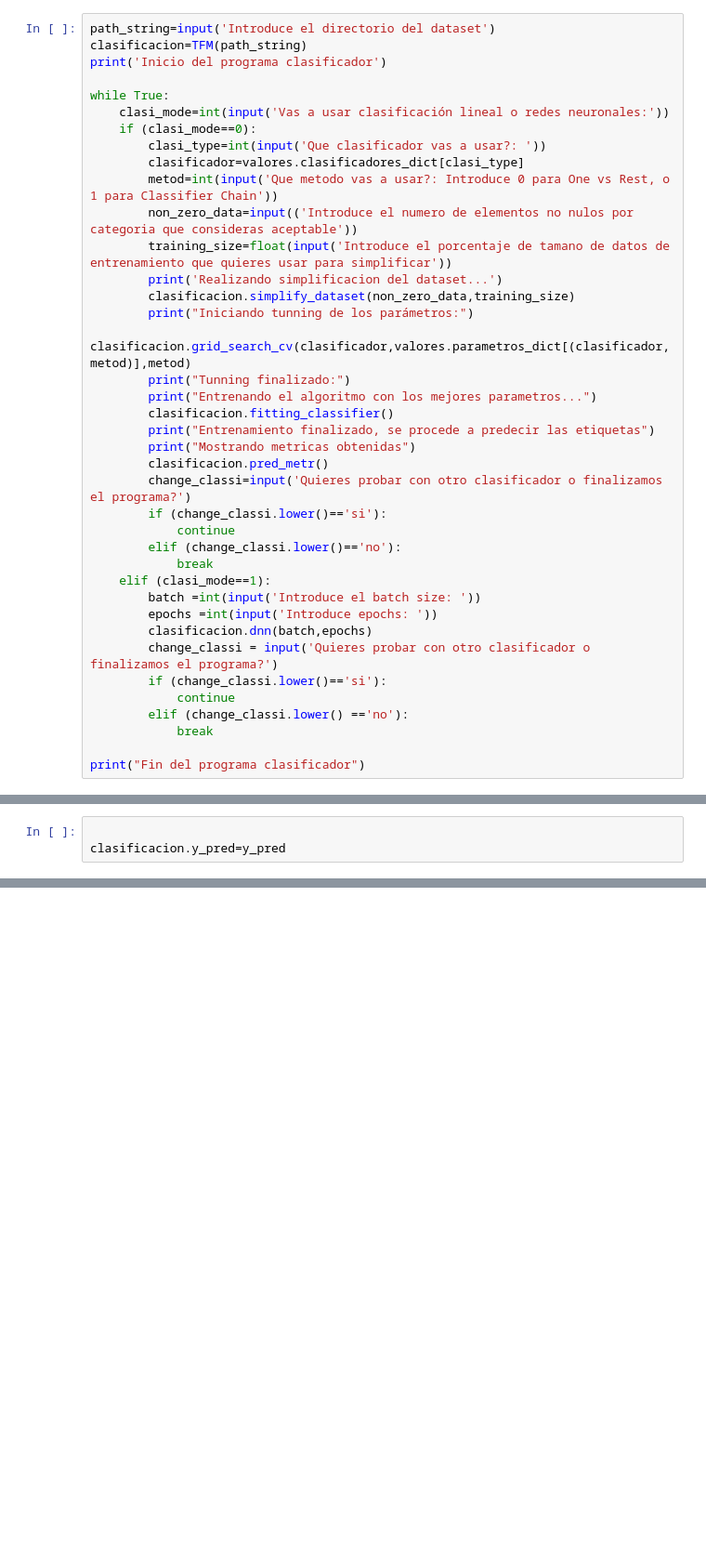
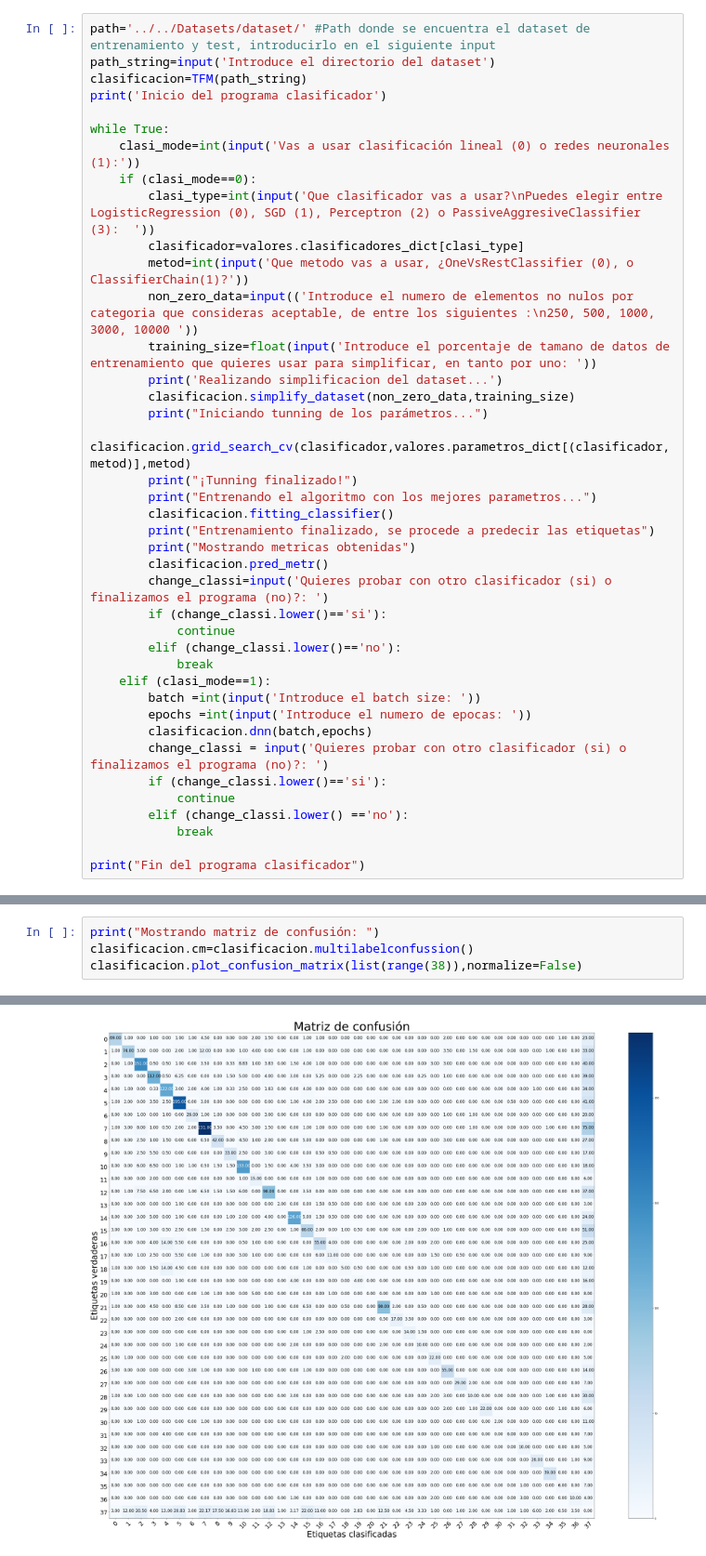
Before and after one commit to mariotrapiello/clasificacion-multietiqueta, a Jupyter notebook: Jupyter/tfm.ipynb, the cells around one changed output, grey strips where cells are left out. Shown at 93% size. Saved outputs shown, nothing was run; the diff lists cells and outputs as text; blank space fills up the shorter version.

```diff
--- a/Jupyter/tfm.ipynb
+++ b/Jupyter/tfm.ipynb
@@ -251,36 +285,37 @@ class TFM:
 # %%
+path='../../Datasets/dataset/' #Path donde se encuentra el dataset de entrenamiento y test, introducirlo en el siguiente input
 path_string=input('Introduce el directorio del dataset')
 clasificacion=TFM(path_string)
 print('Inicio del programa clasificador')
 
 while True:
-    clasi_mode=int(input('Vas a usar clasificación lineal o redes neuronales:'))
+    clasi_mode=int(input('Vas a usar clasificación lineal (0) o redes neuronales (1):'))
     if (clasi_mode==0):
-        clasi_type=int(input('Que clasificador vas a usar?: '))
+        clasi_type=int(input('Que clasificador vas a usar?\nPuedes elegir entre LogisticRegression (0), SGD (1), Perceptron (2) o PassiveAggresiveClassifier (3):  '))
         clasificador=valores.clasificadores_dict[clasi_type]
-        metod=int(input('Que metodo vas a usar?: Introduce 0 para One vs Rest, o 1 para Classifier Chain'))
-        non_zero_data=input(('Introduce el numero de elementos no nulos por categoria que consideras aceptable'))
-        training_size=float(input('Introduce el porcentaje de tamano de datos de entrenamiento que quieres usar para simplificar'))
+        metod=int(input('Que metodo vas a usar, ¿OneVsRestClassifier (0), o ClassifierChain(1)?'))
+        non_zero_data=input(('Introduce el numero de elementos no nulos por categoria que consideras aceptable, de entre los siguientes :\n250, 500, 1000, 3000, 10000 '))
+        training_size=float(input('Introduce el porcentaje de tamano de datos de entrenamiento que quieres usar para simplificar, en tanto por uno: '))
         print('Realizando simplificacion del dataset...')
         clasificacion.simplify_dataset(non_zero_data,training_size)
-        print("Iniciando tunning de los parámetros:")
+        print("Iniciando tunning de los parámetros...")
         clasificacion.grid_search_cv(clasificador,valores.parametros_dict[(clasificador,metod)],metod)
-        print("Tunning finalizado:")
+        print("¡Tunning finalizado!")
         print("Entrenando el algoritmo con los mejores parametros...")
         clasificacion.fitting_classifier()
         print("Entrenamiento finalizado, se procede a predecir las etiquetas")
         print("Mostrando metricas obtenidas")
         clasificacion.pred_metr()
-        change_classi=input('Quieres probar con otro clasificador o finalizamos el programa?')
+        change_classi=input('Quieres probar con otro clasificador (si) o finalizamos el programa (no)?: ')
         if (change_classi.lower()=='si'):
             continue
         elif (change_classi.lower()=='no'):
             break
     elif (clasi_mode==1):
         batch =int(input('Introduce el batch size: '))
-        epochs =int(input('Introduce epochs: '))
+        epochs =int(input('Introduce el numero de epocas: '))
         clasificacion.dnn(batch,epochs)
-        change_classi = input('Quieres probar con otro clasificador o finalizamos el programa?')
+        change_classi = input('Quieres probar con otro clasificador (si) o finalizamos el programa (no)?: ')
         if (change_classi.lower()=='si'):
             continue
         elif (change_classi.lower() =='no'):
@@ -297,3 +342,0 @@ KeyboardInterrupt:
-# %%
-
-clasificacion.y_pred=y_pred
@@ -326,0 +347,5 @@ plot_confusion_matrix(matriZ,list(range(38)),normalize=False)
+# %%
+print("Mostrando matriz de confusión: ")
+clasificacion.cm=clasificacion.multilabelconfussion()
+clasificacion.plot_confusion_matrix(list(range(38)),normalize=False)
+# %% [output]
@@ -326,0 +353 @@ plot_confusion_matrix(matriZ,list(range(38)),normalize=False)
+[figure, added]
```
Also changed, not shown: parts of 14 cells of this notebook, 4 other files.
